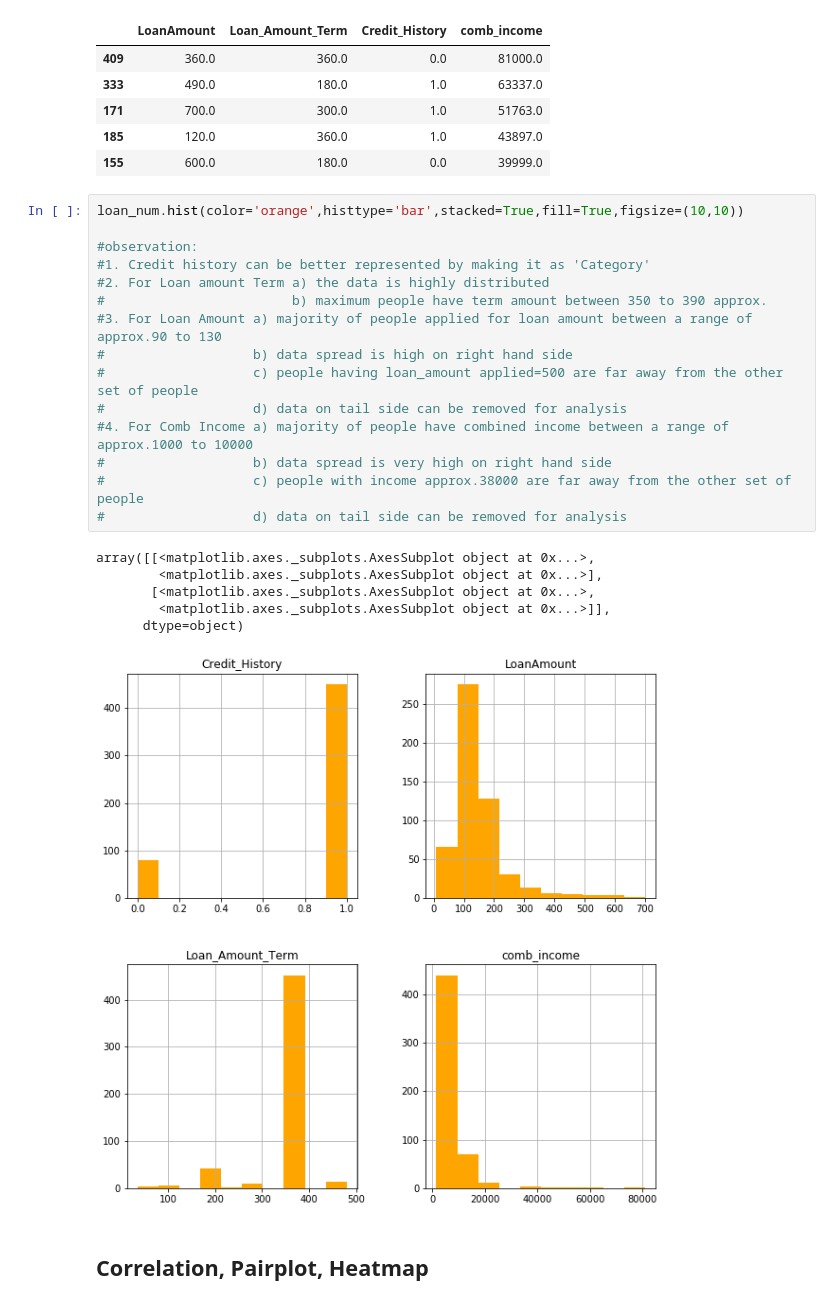
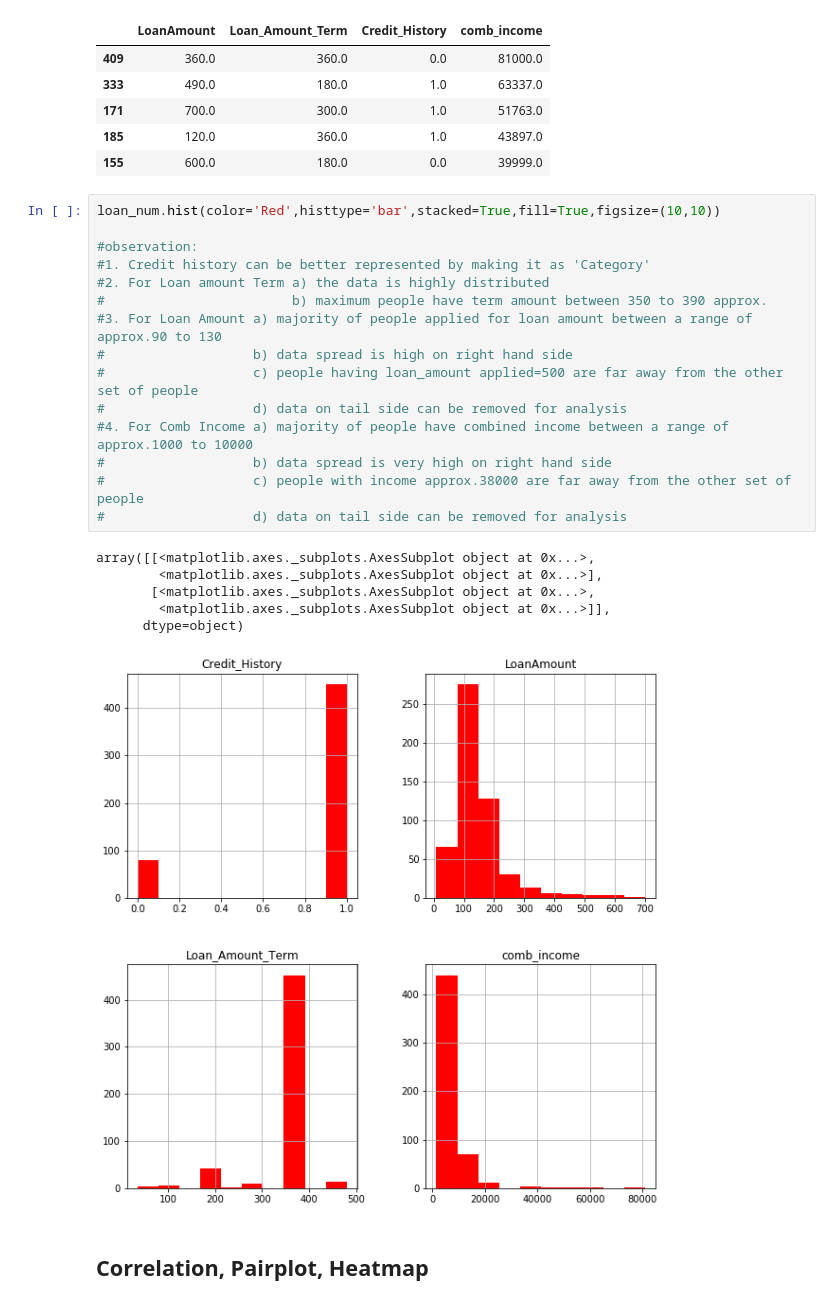
Before and after one commit to narendra1711/loan_prediction, a Jupyter notebook: loan_prediction.ipynb, the cells around one changed output. Drawn from its saved outputs; the diff is of its cells as text.

```diff
--- a/loan_prediction.ipynb
+++ b/loan_prediction.ipynb
@@ -516,27 +516,27 @@ loan_num.head()
 | 185 | 120.0 | 360.0 | 1.0 | 43897.0 |
 | 155 | 600.0 | 180.0 | 0.0 | 39999.0 |
 # %%
-loan_num.hist(color='orange',histtype='bar',stacked=True,fill=True,figsize=(10,10))
+loan_num.hist(color='Red',histtype='bar',stacked=True,fill=True,figsize=(10,10))
 
 #observation:
 #1. Credit history can be better represented by making it as 'Category'
 #2. For Loan amount Term a) the data is highly distributed
 #                        b) maximum people have term amount between 350 to 390 approx.
 #3. For Loan Amount a) majority of people applied for loan amount between a range of approx.90 to 130
 #                   b) data spread is high on right hand side
 #                   c) people having loan_amount applied=500 are far away from the other set of people
 #                   d) data on tail side can be removed for analysis
 #4. For Comb Income a) majority of people have combined income between a range of approx.1000 to 10000
 #                   b) data spread is very high on right hand side
 #                   c) people with income approx.38000 are far away from the other set of people
 #                   d) data on tail side can be removed for analysis
 # %% [output]
 array([[<matplotlib.axes._subplots.AxesSubplot object at 0x...>,
         <matplotlib.axes._subplots.AxesSubplot object at 0x...>],
        [<matplotlib.axes._subplots.AxesSubplot object at 0x...>,
         <matplotlib.axes._subplots.AxesSubplot object at 0x...>]],
       dtype=object)
-[figure, old version]
+[figure, new version]
 # %% [markdown]
 ## Correlation, Pairplot, Heatmap
 # %%
```
Also changed, not shown: parts of 21 cells of this notebook.
